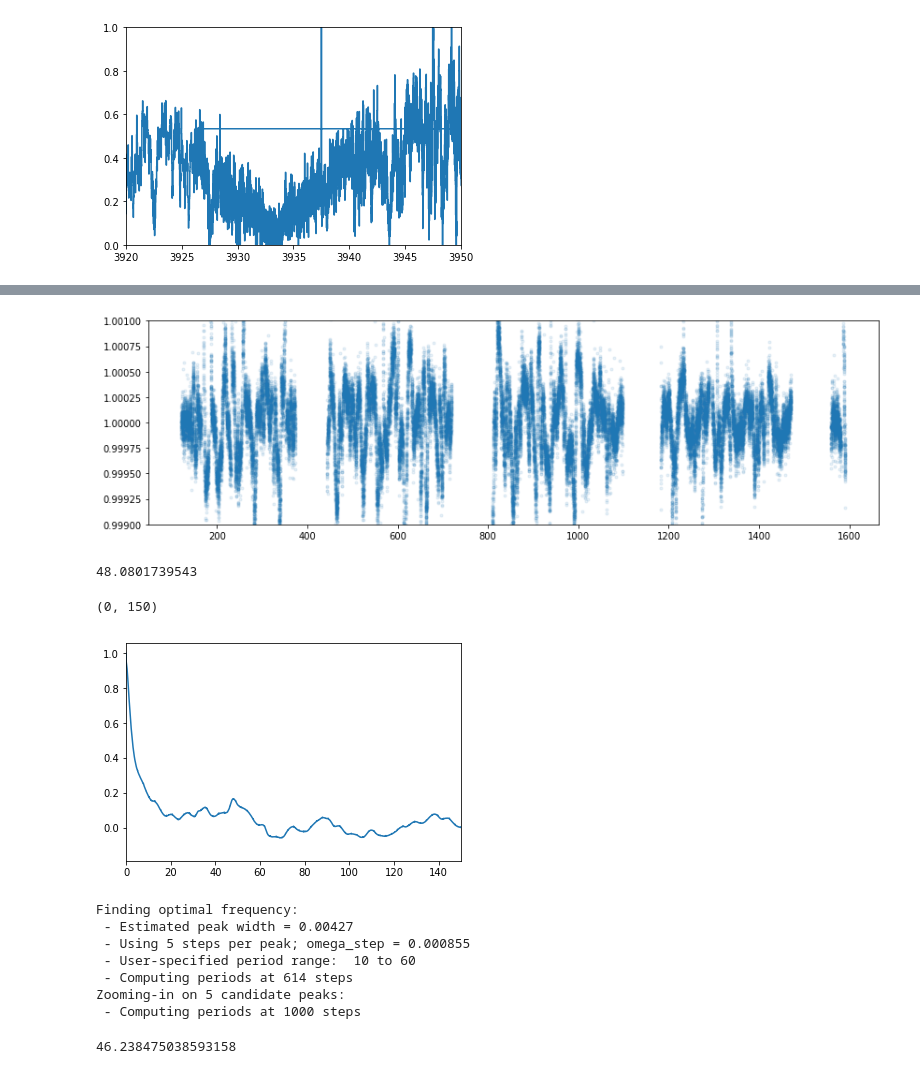
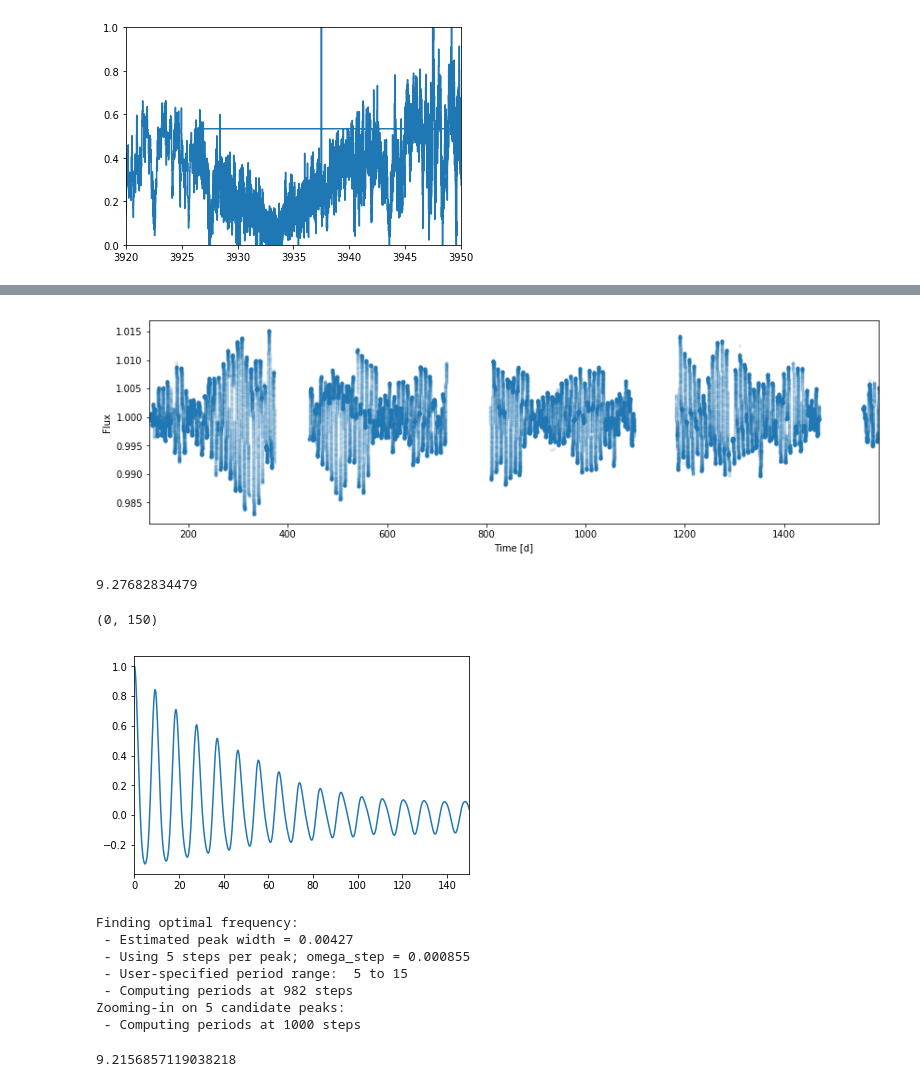
Before and after one commit to bmorris3/annierussell, a Jupyter notebook: inactive_ms.ipynb, the cells around one changed output, grey strips where cells are left out. Drawn from its saved outputs; the diff is of its cells as text; code cells hidden in the pictures.

```diff
--- a/inactive_ms.ipynb
+++ b/inactive_ms.ipynb
@@ -207,0 +222,6 @@ fluxes = f[0].data
+# %%
+class LightCurve(object):
+    def __init__(self, times, fluxes, name=None):
+        self.times = times
+        self.fluxes = fluxes
+        self.name = name
@@ -207,0 +321,14 @@ fluxes = f[0].data
+# %%
+from astropy.stats import mad_std
+
+mads = []
+for lc in lightcurves:
+    mads.append(mad_std(lc.fluxes))
+
+plt.hist(np.log10(mads))
+
+# 4351319 & 7107778: RGB stars;
+# 6678383 aka Kepler-104
+# 10593626 aka Kepler-22/KOI-87
+# 11075737 aka Kepler-97/KOI-292
+np.array([lc.name for lc in lightcurves])[np.log10(mads) < -3.45]
@@ -219,3 +354,19 @@ plt.ylim([0, 1])
 # %% [output]
 (0, 1)
 [figure]
+# %%
+from astropy.io import fits
+
+f = fits.open('111S-hi55410.88180b.fits.txt', ext=1)
+wavelengths = f[2].data
+fluxes = f[0].data
+norm_wavelengths = []
+norm_fluxes = []
+
+for w, f in zip(wavelengths, fluxes):
+    norm_wavelengths.extend(w.tolist())
+    norm_fluxes.extend((f/np.percentile(f, 99)).tolist())
+
+plt.plot(norm_wavelengths, norm_fluxes, ls='steps')
+plt.xlim([3920, 3950])
+plt.ylim([0, 1])
@@ -223,57 +381,62 @@ plt.ylim([0, 1])
 import kplr
 client = kplr.API()
 
-koi = client.koi(292.01)
+koi = client.star(10850420)#$koi(87.01)
+# koi = client.star(201629650)
 
 # Get a list of light curve datasets.
 lcs = koi.get_light_curves(short_cadence=False)
 
 # Loop over the datasets and read in the data.
 time, flux, ferr, quality = [], [], [], []
 for lc in lcs:
     with lc.open() as f:
         # The lightcurve data are in the first FITS HDU.
         hdu_data = f[1].data
         t = hdu_data["time"]
         f = hdu_data["sap_flux"]/np.nanmax(hdu_data["sap_flux"])
         not_nan = np.logical_not(np.isnan(t) | np.isnan(f))
         fit = f[not_nan]/np.polyval(np.polyfit(t[not_nan], f[not_nan], 3), t[not_nan])
         time.append(t[not_nan])
         flux.append(fit)
         ferr.append(hdu_data["sap_flux_err"])
         quality.append(hdu_data["sap_quality"])
 
 time = np.hstack(time)
 flux = np.hstack(flux)
 
 plt.figure(figsize=(14, 4))
 plt.plot(time, flux, '.', alpha=0.1)
-plt.ylim([0.999, 1.001])
+plt.xlim([time.min(), time.max()])
+#plt.ylim([0.999, 1.001])
+plt.ylabel('Flux')
+plt.xlabel('Time [d]')
+plt.savefig('kic10850420.png', dpi=200)
 plt.show()
 
 from interpacf import interpolated_acf, dominant_period
 lag, acf = interpolated_acf(time, flux - flux.mean())
 print(dominant_period(lag, acf))
 plt.plot(lag, acf/acf.max())
 plt.xlim([0, 150])
 # %% [output]
-[figure, old version]
+[figure, new version]
-48.0801739543
+9.27682834479
 (0, 150)
-[figure, old version]
+[figure, new version]
 # %%
 from gatspy import periodic
 
 model = periodic.LombScargle(fit_period=True)
-model.optimizer.period_range = (10, 60)
+model.optimizer.period_range = (5, 15)
 model.fit(time, flux)
 model.best_period
 # %% [output]
 Finding optimal frequency:
  - Estimated peak width = 0.00427
  - Using 5 steps per peak; omega_step = 0.000855
- - User-specified period range:  10 to 60
- - Computing periods at 614 steps
+ - User-specified period range:  5 to 15
+ - Computing periods at 982 steps
 Zooming-in on 5 candidate peaks:
  - Computing periods at 1000 steps
-46.238475038593158
+9.2156857119038218
```
Also changed, not shown: parts of 18 cells of this notebook.
